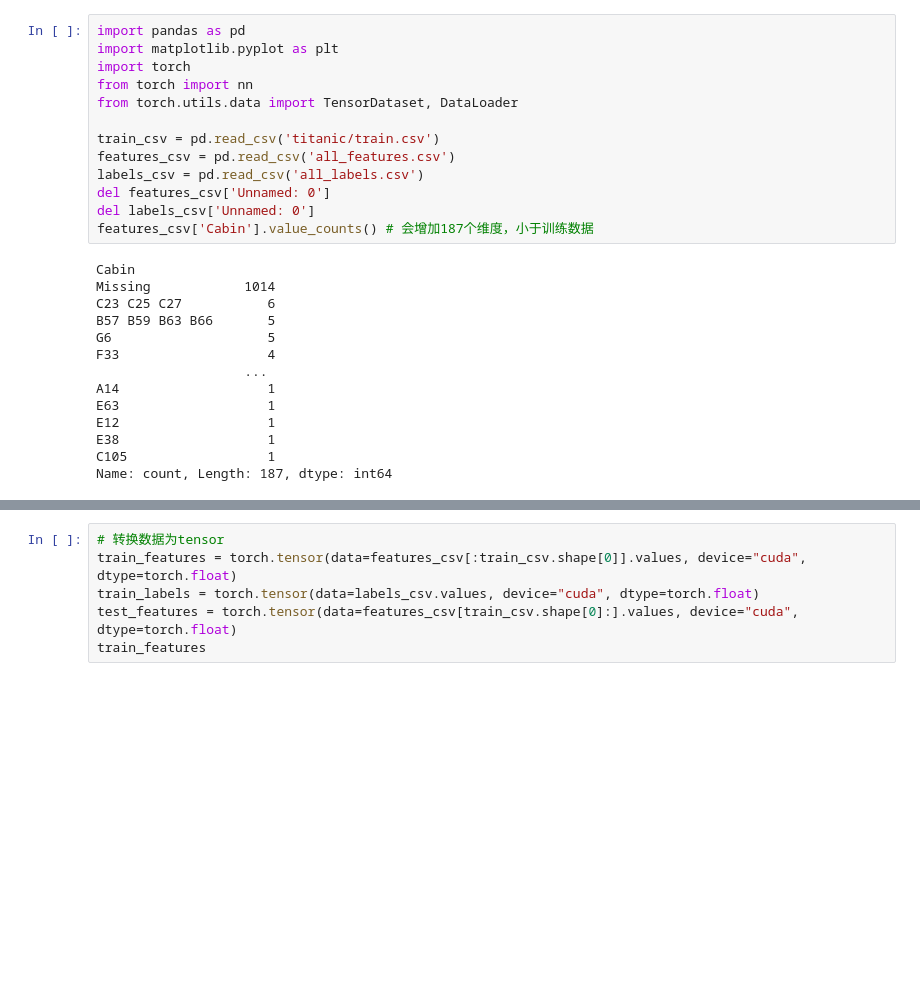
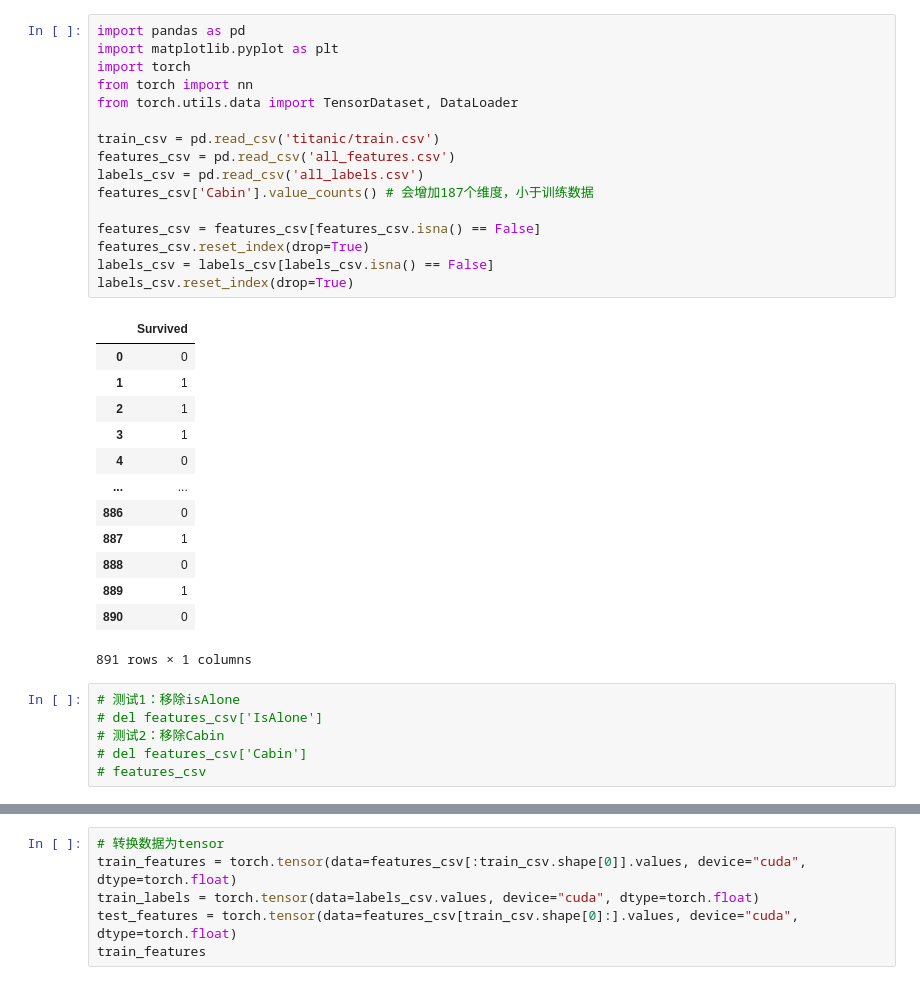
Before and after one commit to Jaachimsthal/kaggle, a Jupyter notebook: titanic/titanic-net-trainning.ipynb, the cells around one changed output, grey strips where cells are left out. Cells and saved outputs as stored; diff of their text form; blank space fills up the shorter version.

```diff
--- a/titanic/titanic-net-trainning.ipynb
+++ b/titanic/titanic-net-trainning.ipynb
@@ -1,30 +1,39 @@
 # %%
 import pandas as pd
 import matplotlib.pyplot as plt
 import torch
 from torch import nn
 from torch.utils.data import TensorDataset, DataLoader
 
 train_csv = pd.read_csv('titanic/train.csv')
 features_csv = pd.read_csv('all_features.csv')
 labels_csv = pd.read_csv('all_labels.csv')
-del features_csv['Unnamed: 0']
-del labels_csv['Unnamed: 0']
 features_csv['Cabin'].value_counts() # 会增加187个维度，小于训练数据
+
+features_csv = features_csv[features_csv.isna() == False]
+features_csv.reset_index(drop=True)
+labels_csv = labels_csv[labels_csv.isna() == False]
+labels_csv.reset_index(drop=True)
 # %% [output]
+|  | Survived |
+| 0 | 0 |
+| 1 | 1 |
+| 2 | 1 |
+| 3 | 1 |
+| 4 | 0 |
+| ... | ... |
+| 886 | 0 |
+| 887 | 1 |
+| 888 | 0 |
+| 889 | 1 |
+| 890 | 0 |
-Cabin
-Missing            1014
-C23 C25 C27           6
-B57 B59 B63 B66       5
-G6                    5
-F33                   4
-                   ...
-A14                   1
-E63                   1
-E12                   1
-E38                   1
-C105                  1
-Name: count, Length: 187, dtype: int64
+891 rows × 1 columns
+# %%
+# 测试1：移除isAlone
+# del features_csv['IsAlone']
+# 测试2：移除Cabin
+# del features_csv['Cabin']
+# features_csv
 # %%
 # Cabin特征进行one-hot encoding编码操作
 features_csv = pd.get_dummies(features_csv, dummy_na=False, dtype=int)
```
Also changed, not shown: parts of 9 cells of this notebook, 3 other files.
